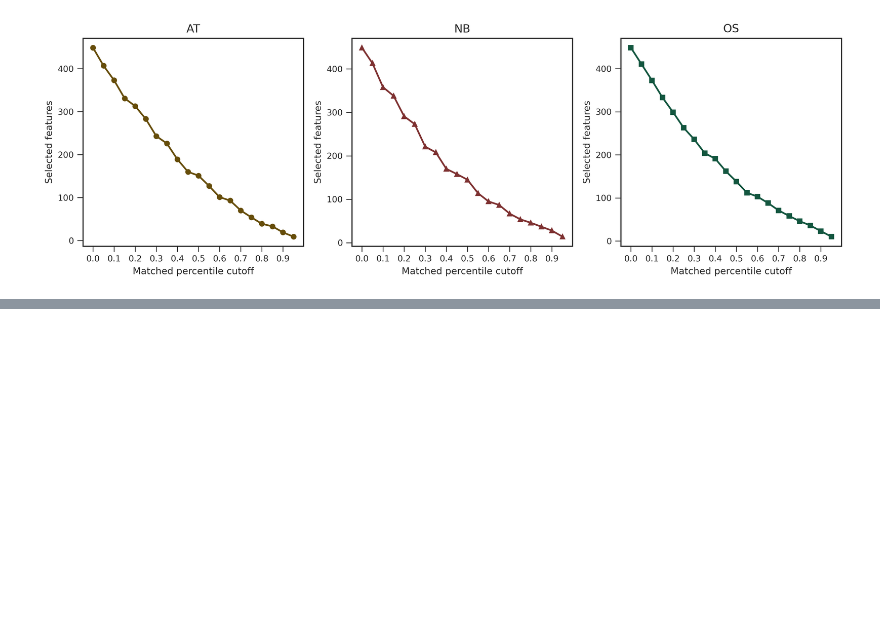
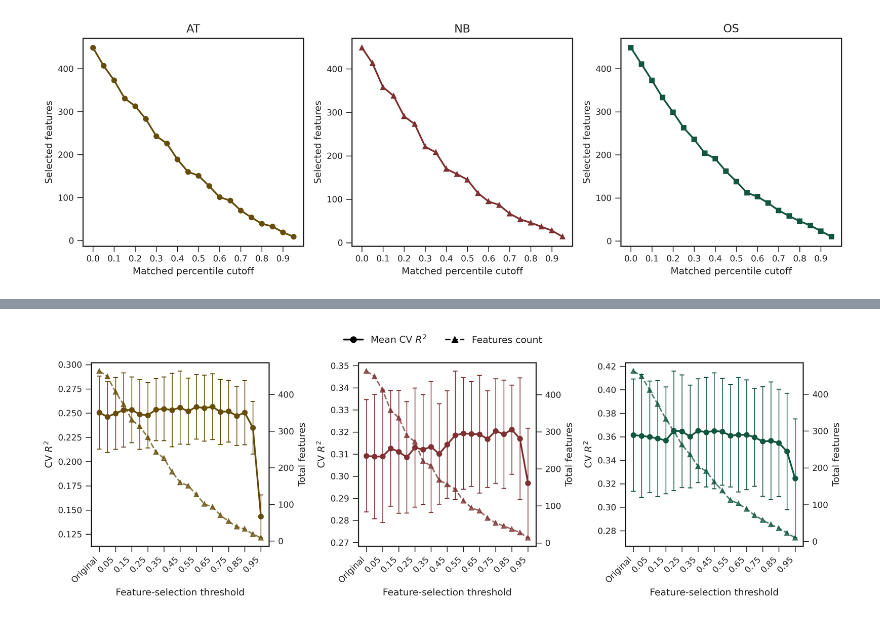
Before and after one commit to ih-11/regression, a Jupyter notebook: notebooks/model_retention.ipynb, the cells around one changed output, grey strips where cells are left out. Saved outputs shown, nothing was run; the diff lists cells and outputs as text; code cells hidden in the pictures; blank space fills up the shorter version.

```diff
--- a/notebooks/model_retention.ipynb
+++ b/notebooks/model_retention.ipynb
@@ -1076,0 +870,57 @@ Missing features   : 14
+# %%
+# ============================================
+# Threshold-performance trade-off
+# Original model + percentile thresholds
+# ============================================
+
+from matplotlib.lines import Line2D
+
+fig, axes = plt.subplots(1, 3, figsize=(12, 4), dpi=_PLOT_CFG["dpi"])
+
+for ax, species_key in zip(axes, SPECIES):
+    species = SPECIES_INFO[species_key]["label"]
+    color = SPECIES_INFO[species_key]["color"]
+    temp = retention_cv_df.loc[retention_cv_df["Species"] == species].copy()
+
+    x = np.arange(len(temp) + 1)
+    labels = ["Original"] + [f"{c:.2f}" for c in temp["Cutoff"]]
+
+    cv_r2 = np.r_[temp["Full_CV_R2"].iloc[0], temp["Reduced_CV_R2"]]
+    cv_sd = np.r_[temp["Full_CV_R2_SD"].iloc[0], temp["CV_R2_SD"]]
+    n_features = np.r_[len(lgbm_bundles[species_key]["feature_names"]), temp["N_features"]]
+
+    ax.errorbar(
+        x, cv_r2, yerr=cv_sd,
+        color=color, marker="o", ls="-", lw=1.8, ms=5,
+        capsize=2.5, elinewidth=0.8,
+    )
+
+    ax2 = ax.twinx()
+    ax2.plot(
+        x, n_features,
+        color=color, marker="^", ls="--", lw=1.5, ms=5, alpha=0.75,
+    )
+
+    ax.set_xticks(x[::2])
+    ax.set_xticklabels(np.array(labels)[::2], rotation=45, ha="right")
+
+    format_axis(ax, xlabel="Feature-selection threshold", ylabel="CV $R^2$")
+    format_axis(ax2, ylabel="Total features")
+
+legend_handles = [
+    Line2D([0], [0], color="black", marker="o", ls="-", lw=1.8, label="Mean CV $R^2$"),
+    Line2D([0], [0], color="black", marker="^", ls="--", lw=1.5, label="Features count"),
+]
+
+fig.legend(
+    handles=legend_handles,
+    loc="upper center",
+    bbox_to_anchor=(0.5, 1.03),
+    ncol=2,
+    frameon=False,
+)
+
+plt.tight_layout(rect=[0, 0, 1, 0.94])
+plt.show()
+# %% [output]
+[figure, added]
```
Also changed, not shown: parts of 7 cells of this notebook.
